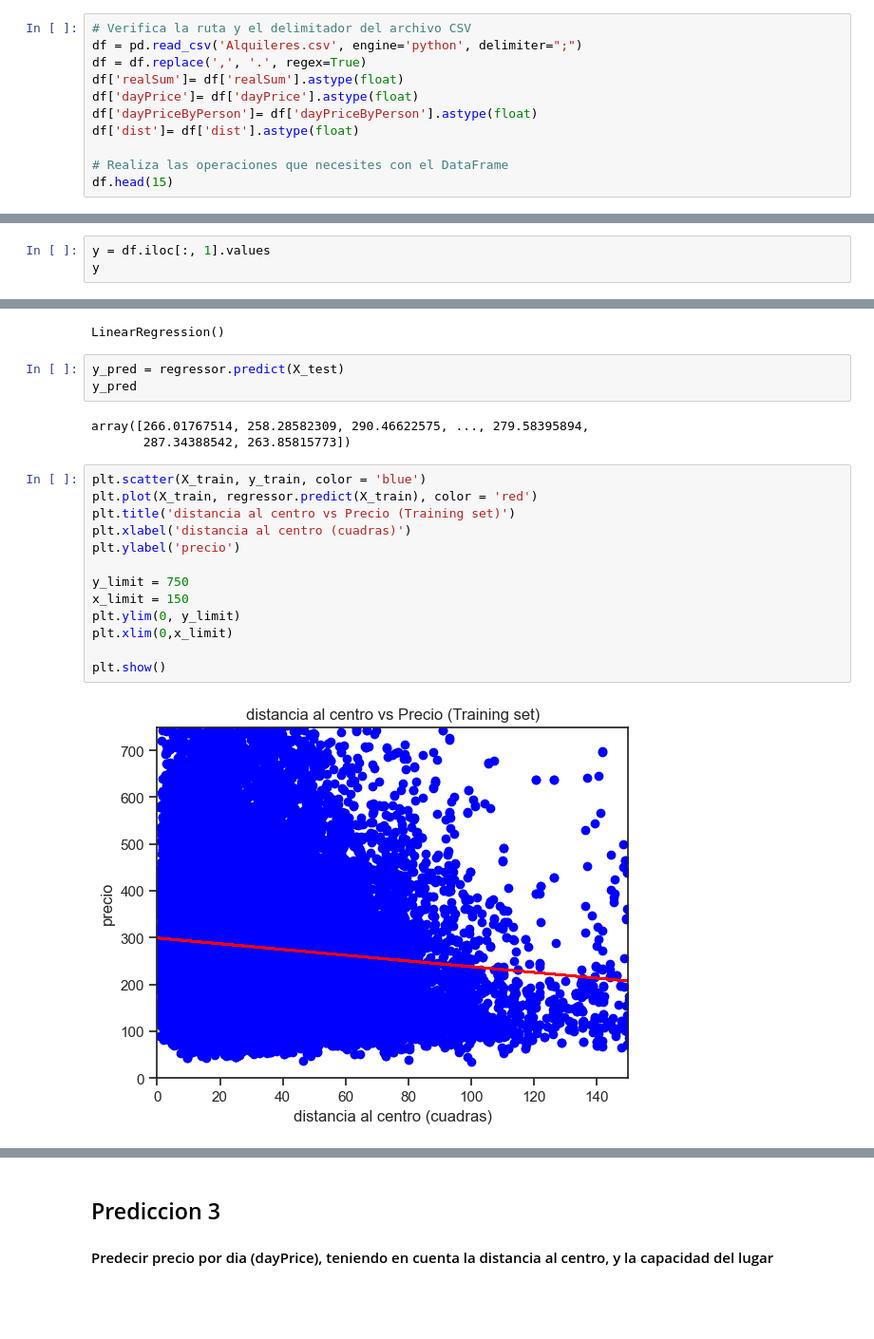
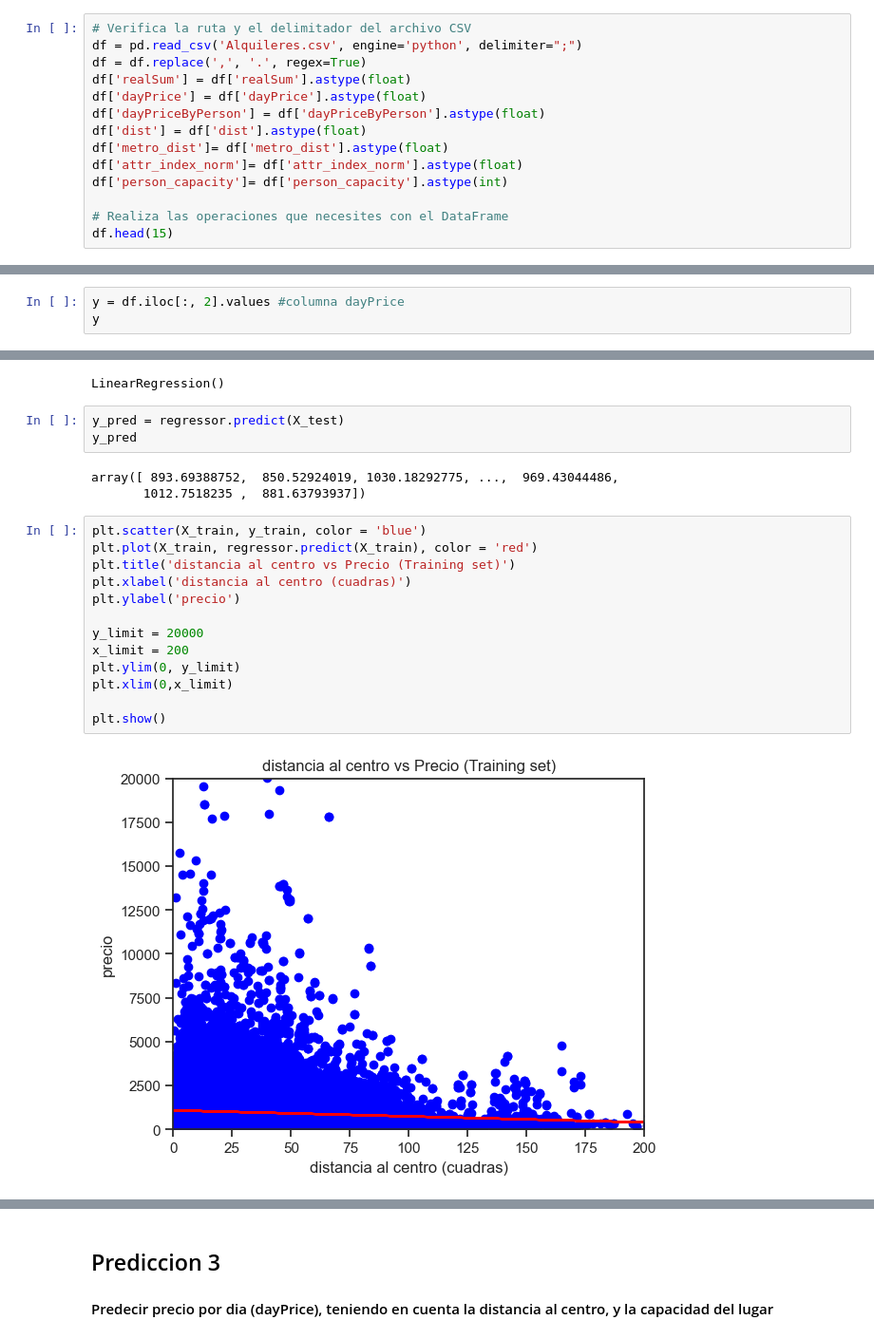
Before and after one commit to Leo12Casale/AnalisisDatos-Accidentes, a Jupyter notebook: Graficos.ipynb, the cells around one changed output, grey strips where cells are left out. Shown at 95% size. Saved outputs shown, nothing was run; the diff lists cells and outputs as text; blank space fills up the shorter version.

```diff
--- a/Graficos.ipynb
+++ b/Graficos.ipynb
@@ -11,10 +11,13 @@ from sklearn.metrics import mean_squared_error, r2_score
 # Verifica la ruta y el delimitador del archivo CSV
 df = pd.read_csv('Alquileres.csv', engine='python', delimiter=";")
 df = df.replace(',', '.', regex=True)
-df['realSum']= df['realSum'].astype(float)
-df['dayPrice']= df['dayPrice'].astype(float)
-df['dayPriceByPerson']= df['dayPriceByPerson'].astype(float)
-df['dist']= df['dist'].astype(float)
+df['realSum'] = df['realSum'].astype(float)
+df['dayPrice'] = df['dayPrice'].astype(float)
+df['dayPriceByPerson'] = df['dayPriceByPerson'].astype(float)
+df['dist'] = df['dist'].astype(float)
+df['metro_dist']= df['metro_dist'].astype(float)
+df['attr_index_norm']= df['attr_index_norm'].astype(float)
+df['person_capacity']= df['person_capacity'].astype(int)
 
 # Realiza las operaciones que necesites con el DataFrame
 df.head(15)
@@ -275,4 +258,4 @@ array([50.22963798,  4.88389289, 57.48311915, ...,  9.94051332,
 # %%
-y = df.iloc[:, 1].values
+y = df.iloc[:, 2].values #columna dayPrice
 y
 # %% [output]
@@ -304,23 +287,23 @@ LinearRegression()
 y_pred = regressor.predict(X_test)
 y_pred
 # %% [output]
-array([266.01767514, 258.28582309, 290.46622575, ..., 279.58395894,
-       287.34388542, 263.85815773])
+array([ 893.69388752,  850.52924019, 1030.18292775, ...,  969.43044486,
+       1012.7518235 ,  881.63793937])
 # %%
 plt.scatter(X_train, y_train, color = 'blue')
 plt.plot(X_train, regressor.predict(X_train), color = 'red')
 plt.title('distancia al centro vs Precio (Training set)')
 plt.xlabel('distancia al centro (cuadras)')
 plt.ylabel('precio')
 
-y_limit = 750
-x_limit = 150
+y_limit = 20000
+x_limit = 200
 plt.ylim(0, y_limit)
 plt.xlim(0,x_limit)
 
 plt.show()
 # %% [output]
-[figure, old version]
+[figure, new version]
 # %%
 plt.scatter(X_test, y_test, color = 'blue')
 plt.plot(X_train, regressor.predict(X_train), color = 'red')
```
Also changed, not shown: parts of 29 cells of this notebook.
